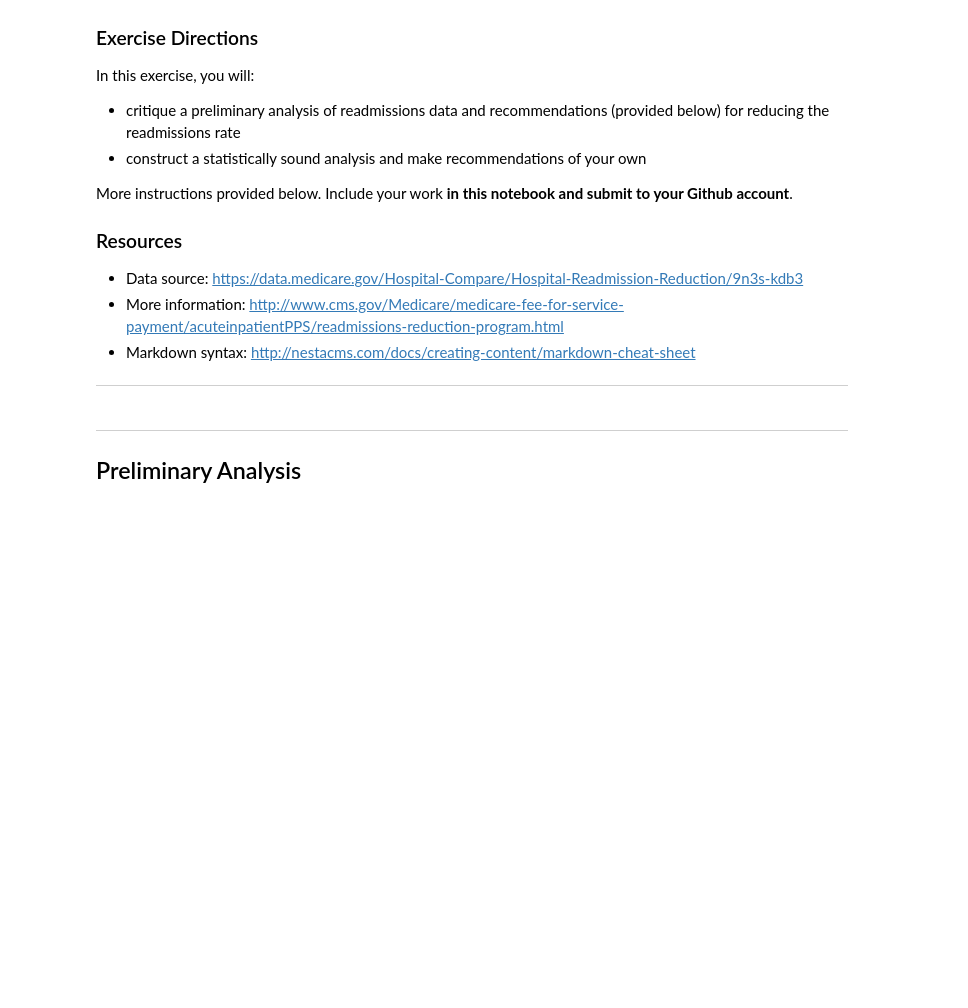
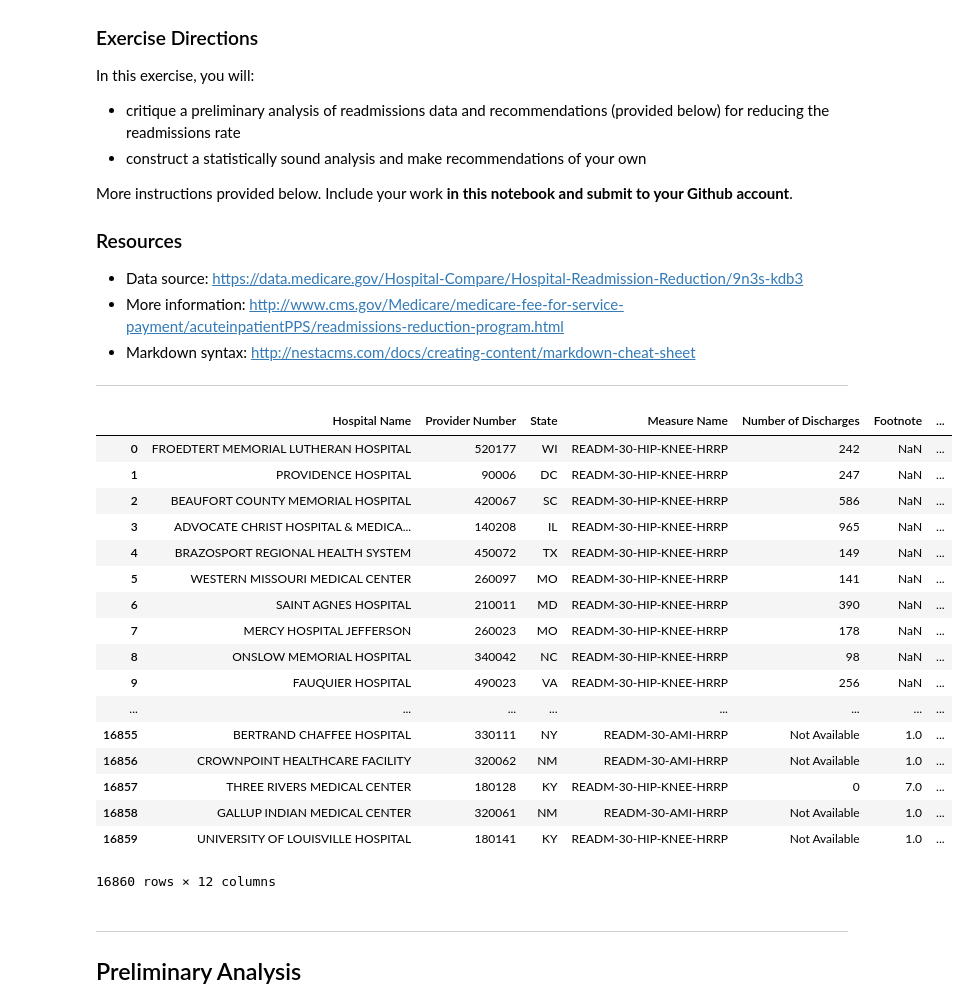
Before and after one commit to satishkvemula/springboard-datascience, a Jupyter notebook: ExploratoryDataAnalysis/hospital_readmit/sliderule_dsi_inferential_statistics_exercise_3.ipynb, the cells around one changed output. Drawn from its saved outputs; the diff is of its cells as text; code cells hidden in the pictures; blank space fills up the shorter version.

```diff
--- a/ExploratoryDataAnalysis/hospital_readmit/sliderule_dsi_inferential_statistics_exercise_3.ipynb
+++ b/ExploratoryDataAnalysis/hospital_readmit/sliderule_dsi_inferential_statistics_exercise_3.ipynb
@@ -28,6 +28,27 @@ from mpl_toolkits.axes_grid1 import make_axes_locatable
 # %%
 # read in readmissions data provided
 hospital_read_df = pd.read_csv('data/cms_hospital_readmissions.csv')
+# %%
+hospital_read_df
+# %% [output]
+|  | Hospital Name | Provider Number | State | Measure Name | Number of Discharges | Footnote | ... |
+| 0 | FROEDTERT MEMORIAL LUTHERAN HOSPITAL | 520177 | WI | READM-30-HIP-KNEE-HRRP | 242 | NaN | ... |
+| 1 | PROVIDENCE HOSPITAL | 90006 | DC | READM-30-HIP-KNEE-HRRP | 247 | NaN | ... |
+| 2 | BEAUFORT COUNTY MEMORIAL HOSPITAL | 420067 | SC | READM-30-HIP-KNEE-HRRP | 586 | NaN | ... |
+| 3 | ADVOCATE CHRIST HOSPITAL & MEDICA... | 140208 | IL | READM-30-HIP-KNEE-HRRP | 965 | NaN | ... |
+| 4 | BRAZOSPORT REGIONAL HEALTH SYSTEM | 450072 | TX | READM-30-HIP-KNEE-HRRP | 149 | NaN | ... |
+| 5 | WESTERN MISSOURI MEDICAL CENTER | 260097 | MO | READM-30-HIP-KNEE-HRRP | 141 | NaN | ... |
+| 6 | SAINT AGNES HOSPITAL | 210011 | MD | READM-30-HIP-KNEE-HRRP | 390 | NaN | ... |
+| 7 | MERCY HOSPITAL JEFFERSON | 260023 | MO | READM-30-HIP-KNEE-HRRP | 178 | NaN | ... |
+| 8 | ONSLOW MEMORIAL HOSPITAL | 340042 | NC | READM-30-HIP-KNEE-HRRP | 98 | NaN | ... |
+| 9 | FAUQUIER HOSPITAL | 490023 | VA | READM-30-HIP-KNEE-HRRP | 256 | NaN | ... |
+| ... | ... | ... | ... | ... | ... | ... | ... |
+| 16855 | BERTRAND CHAFFEE HOSPITAL | 330111 | NY | READM-30-AMI-HRRP | Not Available | 1.0 | ... |
+| 16856 | CROWNPOINT HEALTHCARE FACILITY | 320062 | NM | READM-30-AMI-HRRP | Not Available | 1.0 | ... |
+| 16857 | THREE RIVERS MEDICAL CENTER | 180128 | KY | READM-30-HIP-KNEE-HRRP | 0 | 7.0 | ... |
+| 16858 | GALLUP INDIAN MEDICAL CENTER | 320061 | NM | READM-30-AMI-HRRP | Not Available | 1.0 | ... |
+| 16859 | UNIVERSITY OF LOUISVILLE HOSPITAL | 180141 | KY | READM-30-HIP-KNEE-HRRP | Not Available | 1.0 | ... |
+16860 rows × 12 columns
 # %% [markdown]
 ****
 ## Preliminary Analysis
```
Also changed, not shown: 12 other files.
